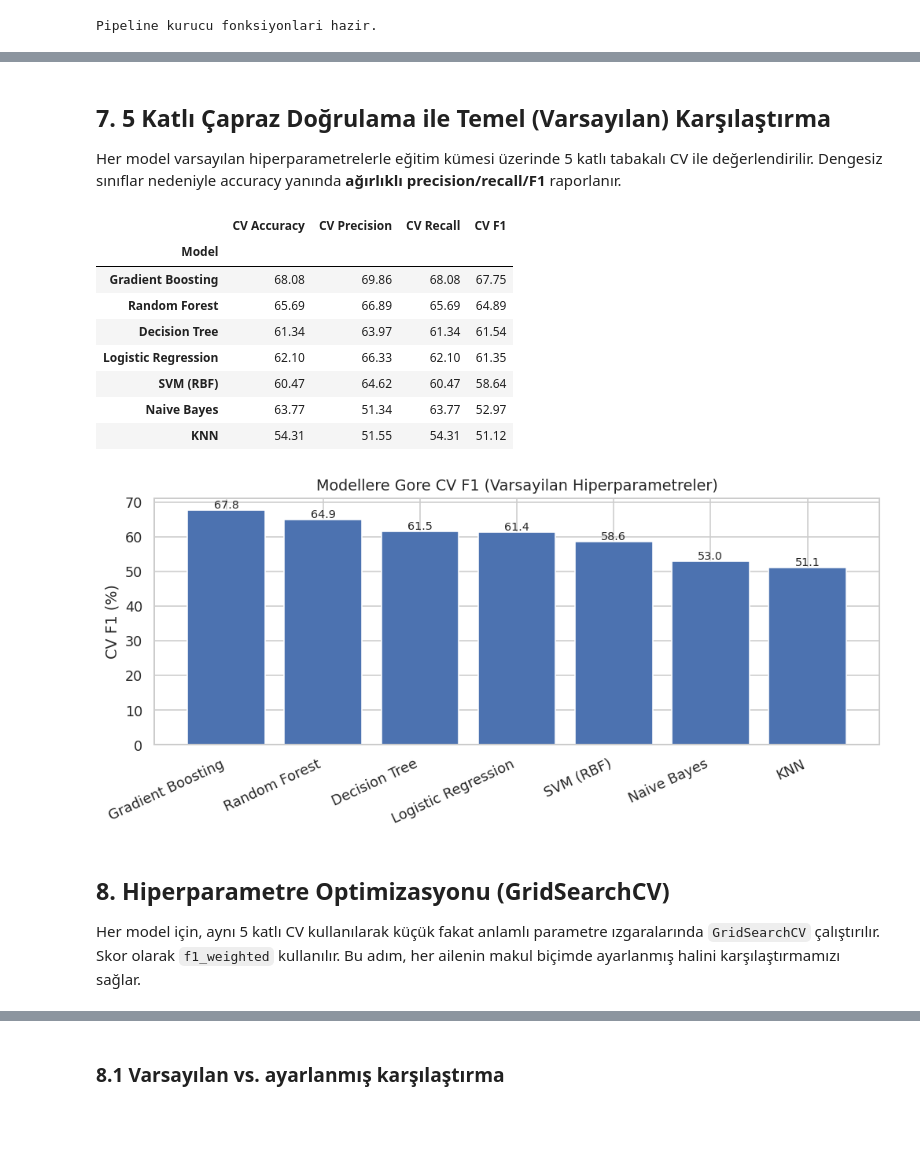
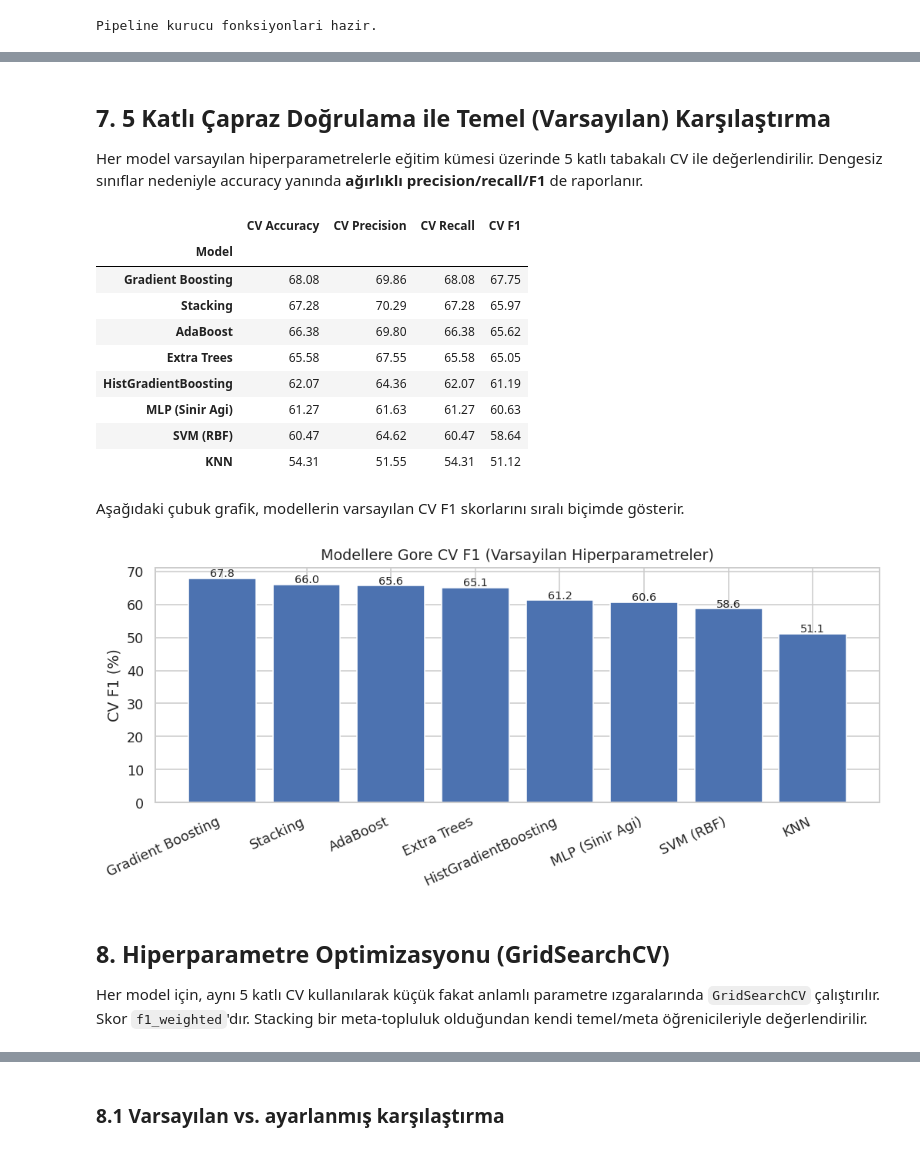
Before and after one commit to jansuejj/veri-madenciligi-final, a Jupyter notebook: DilberCansu_Toraman_25220903022_model_dev.ipynb, the cells around one changed output, grey strips where cells are left out. Drawn from its saved outputs; the diff is of its cells as text; code cells hidden in the pictures; blank space fills up the shorter version.

```diff
--- a/DilberCansu_Toraman_25220903022_model_dev.ipynb
+++ b/DilberCansu_Toraman_25220903022_model_dev.ipynb
@@ -164,0 +160,22 @@ Toplam model: 7
+# %%
+stack_base = [
+    ("gb",  GradientBoostingClassifier(random_state=RANDOM_STATE)),
+    ("svm", SVC(kernel="rbf", probability=True, random_state=RANDOM_STATE)),
+    ("knn", KNeighborsClassifier()),
+]
+
+models = {
+    "Gradient Boosting":    GradientBoostingClassifier(random_state=RANDOM_STATE),
+    "HistGradientBoosting": HistGradientBoostingClassifier(random_state=RANDOM_STATE),
+    "AdaBoost":             AdaBoostClassifier(random_state=RANDOM_STATE),
+    "Extra Trees":          ExtraTreesClassifier(random_state=RANDOM_STATE),
+    "SVM (RBF)":            SVC(kernel="rbf", probability=True, random_state=RANDOM_STATE),
+    "KNN":                  KNeighborsClassifier(),
+    "MLP (Sinir Agi)":      MLPClassifier(hidden_layer_sizes=(64, 32), max_iter=2000,
+                                          random_state=RANDOM_STATE),
+    "Stacking":             StackingClassifier(estimators=stack_base,
+                                               final_estimator=LogisticRegression(max_iter=5000),
+                                               cv=5),
+}
+print("Toplam model:", len(models))
+for k in models: print(" -", k)
@@ -165,7 +192,7 @@ Toplam model: 7
 # %% [markdown]
 ## 7. 5 Katlı Çapraz Doğrulama ile Temel (Varsayılan) Karşılaştırma
 
-Her model varsayılan hiperparametrelerle eğitim kümesi üzerinde 5 katlı tabakalı CV ile değerlendirilir. Dengesiz sınıflar nedeniyle accuracy yanında **ağırlıklı precision/recall/F1** raporlanır.
+Her model varsayılan hiperparametrelerle eğitim kümesi üzerinde 5 katlı tabakalı CV ile değerlendirilir. Dengesiz sınıflar nedeniyle accuracy yanında **ağırlıklı precision/recall/F1** de raporlanır.
 # %%
 cv = StratifiedKFold(n_splits=5, shuffle=True, random_state=RANDOM_STATE)
 scoring = {"accuracy": "accuracy", "precision": "precision_weighted",
@@ -186,26 +213,29 @@ display((cv_df.set_index("Model") * 100).round(2))
 |  | CV Accuracy | CV Precision | CV Recall | CV F1 |
 | Model |  |  |  |  |
 | Gradient Boosting | 68.08 | 69.86 | 68.08 | 67.75 |
-| Random Forest | 65.69 | 66.89 | 65.69 | 64.89 |
-| Decision Tree | 61.34 | 63.97 | 61.34 | 61.54 |
-| Logistic Regression | 62.10 | 66.33 | 62.10 | 61.35 |
+| Stacking | 67.28 | 70.29 | 67.28 | 65.97 |
+| AdaBoost | 66.38 | 69.80 | 66.38 | 65.62 |
+| Extra Trees | 65.58 | 67.55 | 65.58 | 65.05 |
+| HistGradientBoosting | 62.07 | 64.36 | 62.07 | 61.19 |
+| MLP (Sinir Agi) | 61.27 | 61.63 | 61.27 | 60.63 |
 | SVM (RBF) | 60.47 | 64.62 | 60.47 | 58.64 |
-| Naive Bayes | 63.77 | 51.34 | 63.77 | 52.97 |
 | KNN | 54.31 | 51.55 | 54.31 | 51.12 |
+# %% [markdown]
+Aşağıdaki çubuk grafik, modellerin varsayılan CV F1 skorlarını sıralı biçimde gösterir.
 # %%
-plt.figure(figsize=(9, 4.2))
+plt.figure(figsize=(9.2, 4.2))
 order_models = cv_df["Model"]
 plt.bar(order_models, cv_df["CV F1"] * 100, color="#4C72B0")
 plt.title("Modellere Gore CV F1 (Varsayilan Hiperparametreler)")
 plt.ylabel("CV F1 (%)"); plt.xticks(rotation=25, ha="right")
 for i, v in enumerate(cv_df["CV F1"] * 100):
     plt.text(i, v + 0.5, f"{v:.1f}", ha="center", fontsize=9)
 plt.tight_layout(); plt.show()
 # %% [output]
-[figure, old version]
+[figure, new version]
 # %% [markdown]
 ## 8. Hiperparametre Optimizasyonu (GridSearchCV)
 
-Her model için, aynı 5 katlı CV kullanılarak küçük fakat anlamlı parametre ızgaralarında `GridSearchCV` çalıştırılır. Skor olarak `f1_weighted` kullanılır. Bu adım, her ailenin makul biçimde ayarlanmış halini karşılaştırmamızı sağlar.
+Her model için, aynı 5 katlı CV kullanılarak küçük fakat anlamlı parametre ızgaralarında `GridSearchCV` çalıştırılır. Skor `f1_weighted`'dır. Stacking bir meta-topluluk olduğundan kendi temel/meta öğrenicileriyle değerlendirilir.
 # %%
 param_grids = {
```
Also changed, not shown: parts of 38 cells of this notebook, 2 other files.
